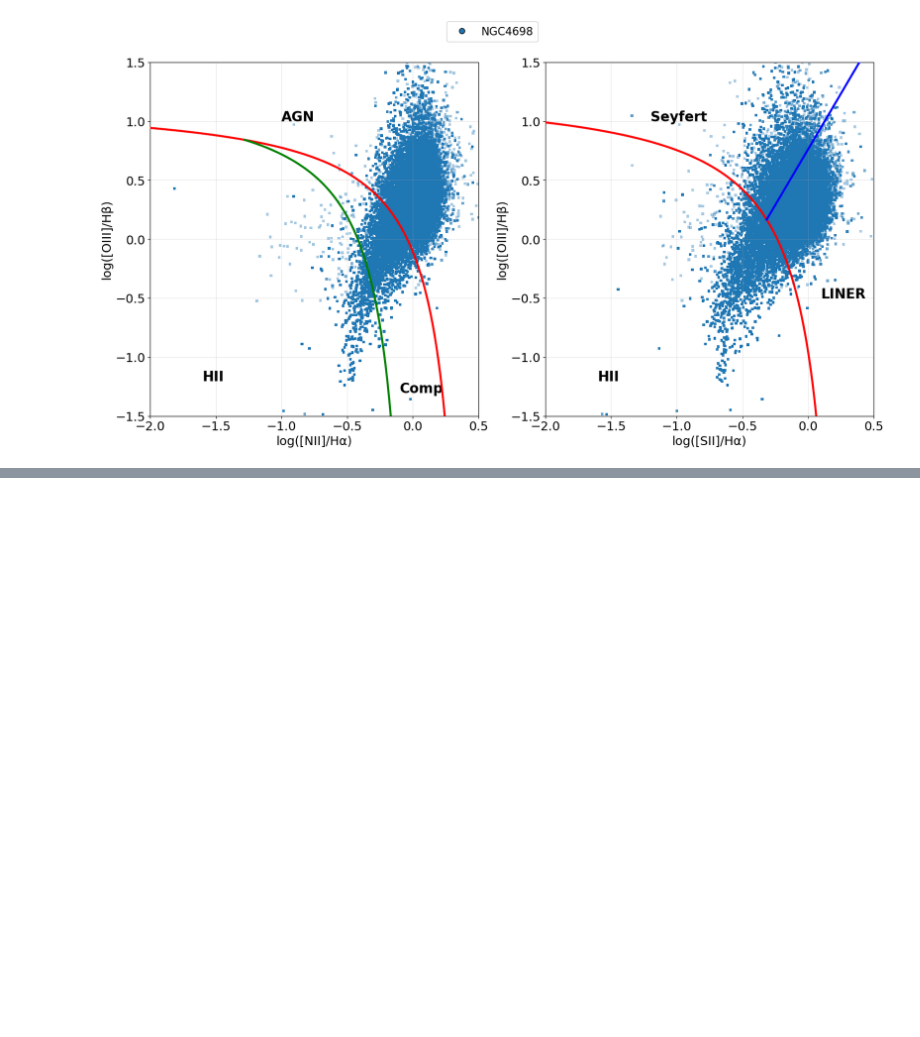
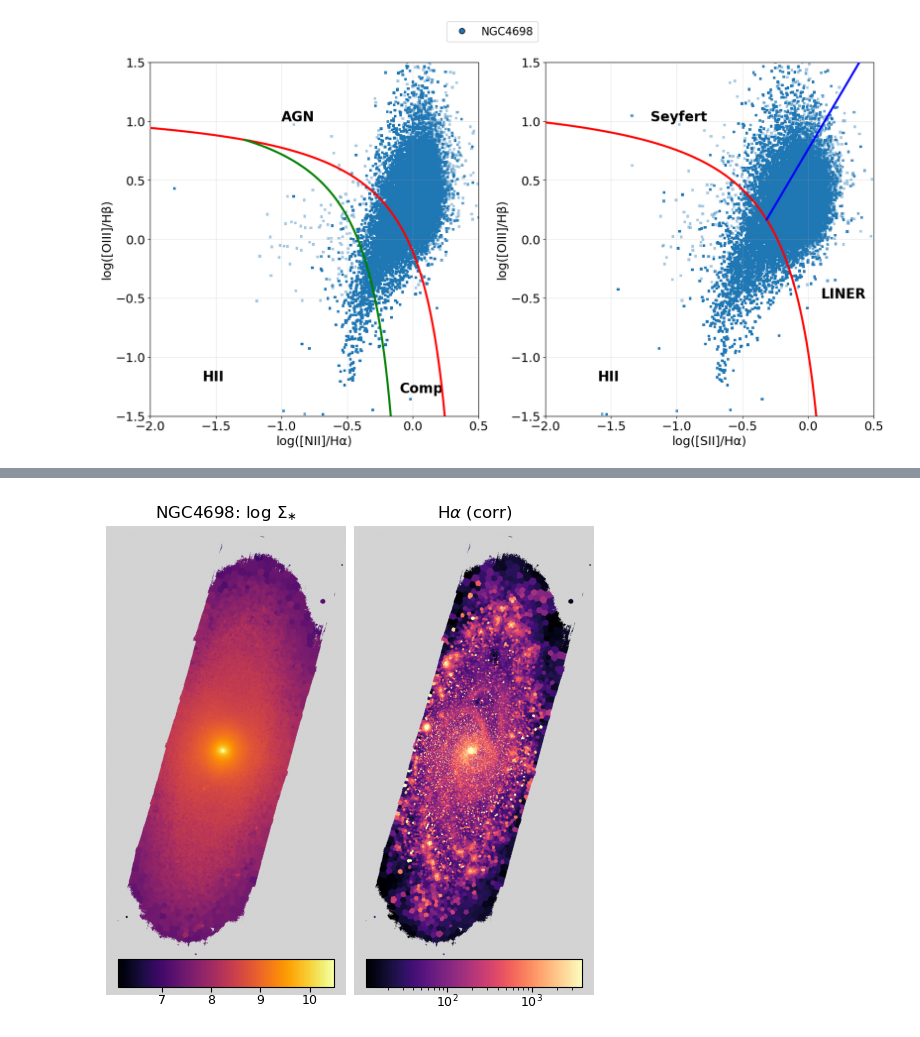
Before and after one commit to Rongjun-ANU/ICRAR-MAUVE, a Jupyter notebook: extended/20251210_BPT_NGC4698_2AGNs.ipynb, the cells around one changed output, grey strips where cells are left out. Drawn from its saved outputs; the diff is of its cells as text; code cells hidden in the pictures; blank space fills up the shorter version.

```diff
--- a/extended/20251210_BPT_NGC4698_2AGNs.ipynb
+++ b/extended/20251210_BPT_NGC4698_2AGNs.ipynb
@@ -433,0 +525,87 @@ Galaxies included: NGC4698
+# %%
+# --------------------------------------------------------------
+# Maps: Σ_M* and corrected Hα flux for a single galaxy
+# Data sources:
+#  - Σ_M*: LOGMASS_SURFACE_DENSITY from *_SPATIAL_BINNING_maps_extended.fits
+#  - Hα (corr): HA6562_FLUX_CORR (or HA6562_FLUX_corr) from *_gas_BIN_maps_extended.fits
+# Layout: 1 row × 2 columns: [Σ_M*, Hα_corr]
+# --------------------------------------------------------------
+import numpy as np
+import matplotlib.pyplot as plt
+from matplotlib.gridspec import GridSpec
+from mpl_toolkits.axes_grid1.inset_locator import inset_axes
+from matplotlib.colors import LogNorm
+from astropy.io import fits
+
+# 0 · select galaxy
+galaxies = ['NGC4698']
+assert len(galaxies) == 1, "This cell is configured for a single galaxy."
+gal = galaxies[0]
+
+def load_mass_and_halpha_corr(gal):
+    with fits.open(f'{gal}_SPATIAL_BINNING_maps_extended.fits') as h_bin:
+        logSigmaM = h_bin['LOGMASS_SURFACE_DENSITY'].data
+    with fits.open(f'{gal}_gas_BIN_maps_extended.fits') as h_gas:
+        # Try both common HDU name conventions (case varies across files)
+        if 'HA6562_FLUX_CORR' in h_gas:
+            ha_corr = h_gas['HA6562_FLUX_CORR'].data
+        elif 'HA6562_FLUX_corr' in h_gas:
+            ha_corr = h_gas['HA6562_FLUX_corr'].data
+        else:
+            raise KeyError("Cannot find Hα HDU: expected 'HA6562_FLUX_CORR' or 'HA6562_FLUX_corr'.")
+
+    logSigmaM_c = np.where(np.isfinite(logSigmaM), logSigmaM, np.nan)
+    ha_corr_c   = np.where(np.isfinite(ha_corr), ha_corr, np.nan)
+    return logSigmaM_c, ha_corr_c
+
+logSigmaM_c, ha_corr_c = load_mass_and_halpha_corr(gal)
+
+# For log colorbar, mask non-positive values (log undefined there)
+ha_corr_log = np.where(ha_corr_c > 0, ha_corr_c, np.nan)
+
+# 1 row × 2 columns; make figure large enough for publication-style viewing
+fig = plt.figure(figsize=(12, 5), constrained_layout=True)
+gs  = GridSpec(nrows=1, ncols=2, figure=fig, width_ratios=[1, 1], wspace=0.00, hspace=0.00)
+
+# Σ_M*
+axM = fig.add_subplot(gs[0, 0])
+cmap_M = plt.cm.inferno.copy(); cmap_M.set_bad('lightgray')
+imM = axM.imshow(logSigmaM_c, origin='lower', cmap=cmap_M)
+axM.set_title(rf'{gal}: $\log\,\Sigma_{{\ast}}$', fontsize=12)
+axM.axis('off')
+axM.set_anchor('E')  # push left panel to the right edge of its cell
+caxM = inset_axes(axM, width='90%', height='6%', loc='lower center', borderpad=0.6)
+fig.colorbar(imM, cax=caxM, orientation='horizontal')
+caxM.tick_params(labelsize=9, pad=1)
+
+# Hα (corrected flux) with log-scaled colorbar
+axHa = fig.add_subplot(gs[0, 1])
+cmap_Ha = plt.cm.magma.copy(); cmap_Ha.set_bad('lightgray')
+
+valid = np.isfinite(ha_corr_log)
+if np.any(valid):
+    vmin = np.nanpercentile(ha_corr_log[valid], 1)
+    vmax = np.nanpercentile(ha_corr_log[valid], 99)
+    if not np.isfinite(vmin) or not np.isfinite(vmax) or vmin <= 0 or vmax <= vmin:
+        # Fallback (still log) if percentiles are degenerate
+        vmin = np.nanmin(ha_corr_log[valid])
+        vmax = np.nanmax(ha_corr_log[valid])
+    imHa = axHa.imshow(ha_corr_log, origin='lower', cmap=cmap_Ha, norm=LogNorm(vmin=vmin, vmax=vmax))
+else:
+    # Nothing positive/finite to show on a log scale; fall back to linear display
+    print('Warning: No positive finite Hα values; using linear scale.')
+    imHa = axHa.imshow(ha_corr_c, origin='lower', cmap=cmap_Ha)
+
+axHa.set_title(r'H$\alpha$ (corr)', fontsize=12)
+axHa.axis('off')
+axHa.set_anchor('W')  # push right panel to the left edge of its cell
+caxHa = inset_axes(axHa, width='90%', height='6%', loc='lower center', borderpad=0.6)
+fig.colorbar(imHa, cax=caxHa, orientation='horizontal')
+caxHa.tick_params(labelsize=9, pad=1)
+
+# fig.savefig('Plot_Paper_1/NGC4698_SigmaM_HalphaCorr_Maps_1x2.png', dpi=600, bbox_inches='tight', pad_inches=0.05)
+# fig.savefig('Plot_Paper_1/NGC4698_SigmaM_HalphaCorr_Maps_1x2.pdf', dpi=600, bbox_inches='tight', pad_inches=0.05)
+
+plt.show()
+# %% [output]
+[figure, added]
```
Also changed, not shown: parts of 4 cells of this notebook, 11 other files.
